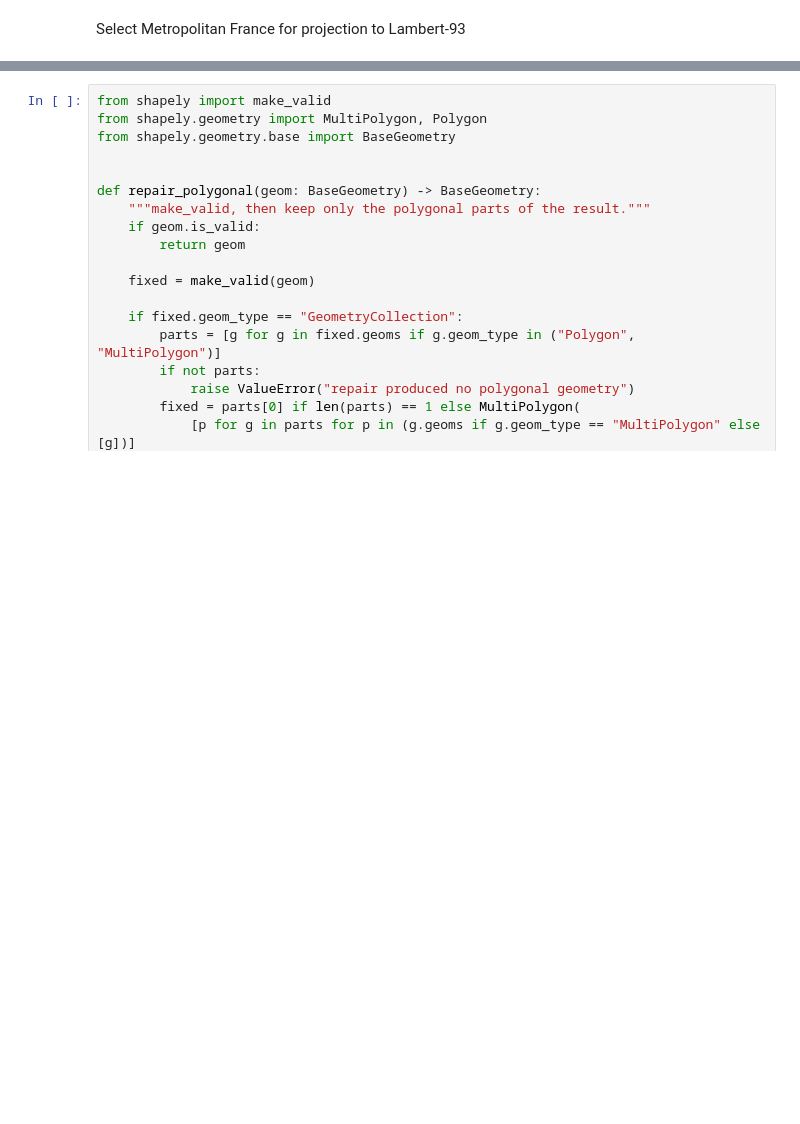
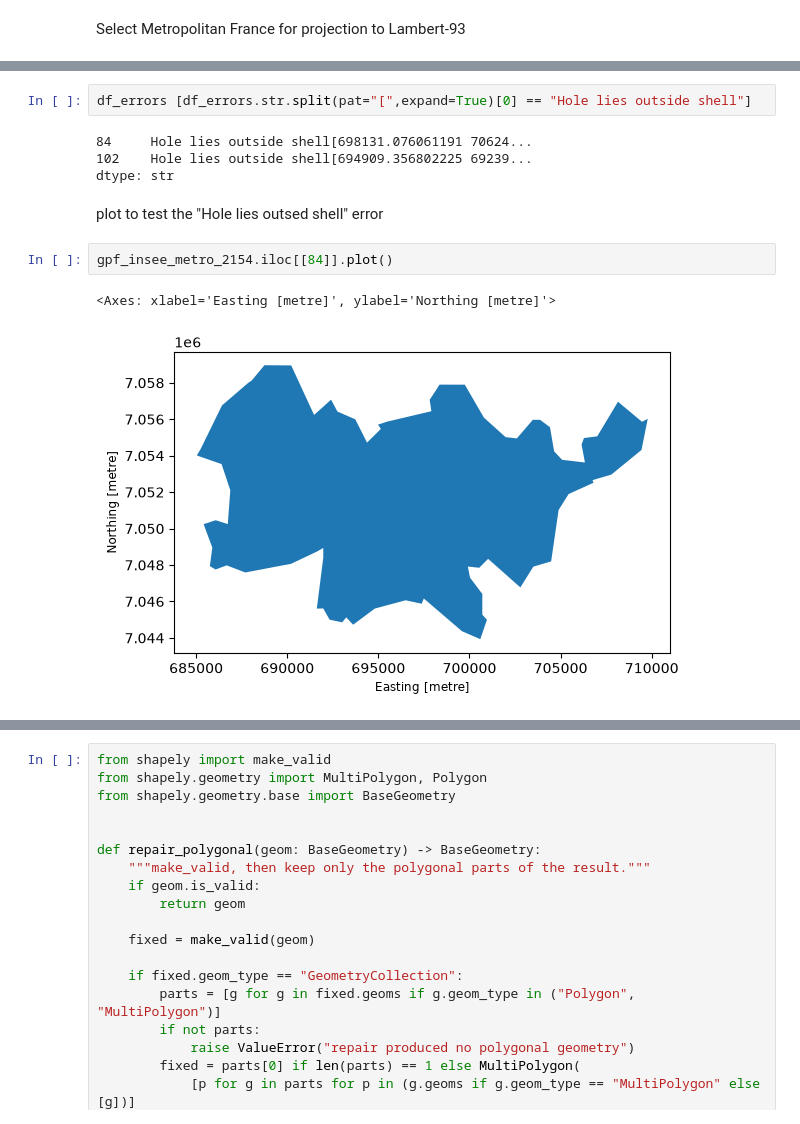
Before and after one commit to dataforgoodfr/mobibi, a Jupyter notebook: data/pierre/Find_circo_address/circo_adresse_dev.ipynb, the cells around one changed output, grey strips where cells are left out. Cells and saved outputs as stored; diff of their text form; blank space fills up the shorter version.

```diff
--- a/data/pierre/Find_circo_address/circo_adresse_dev.ipynb
+++ b/data/pierre/Find_circo_address/circo_adresse_dev.ipynb
@@ -164 +130,14 @@ Length: 558, dtype: str
+# %%
+df_errors [df_errors.str.split(pat="[",expand=True)[0] == "Hole lies outside shell"]
+# %% [output]
+84     Hole lies outside shell[698131.076061191 70624...
+102    Hole lies outside shell[694909.356802225 69239...
+dtype: str
+# %% [markdown]
+plot to test the "Hole lies outsed shell" error
+# %%
+gpf_insee_metro_2154.iloc[[84]].plot()
+# %% [output]
+<Axes: xlabel='Easting [metre]', ylabel='Northing [metre]'>
+[figure, added]
 # %% [markdown]
```
Also changed, not shown: parts of 85 cells of this notebook.
